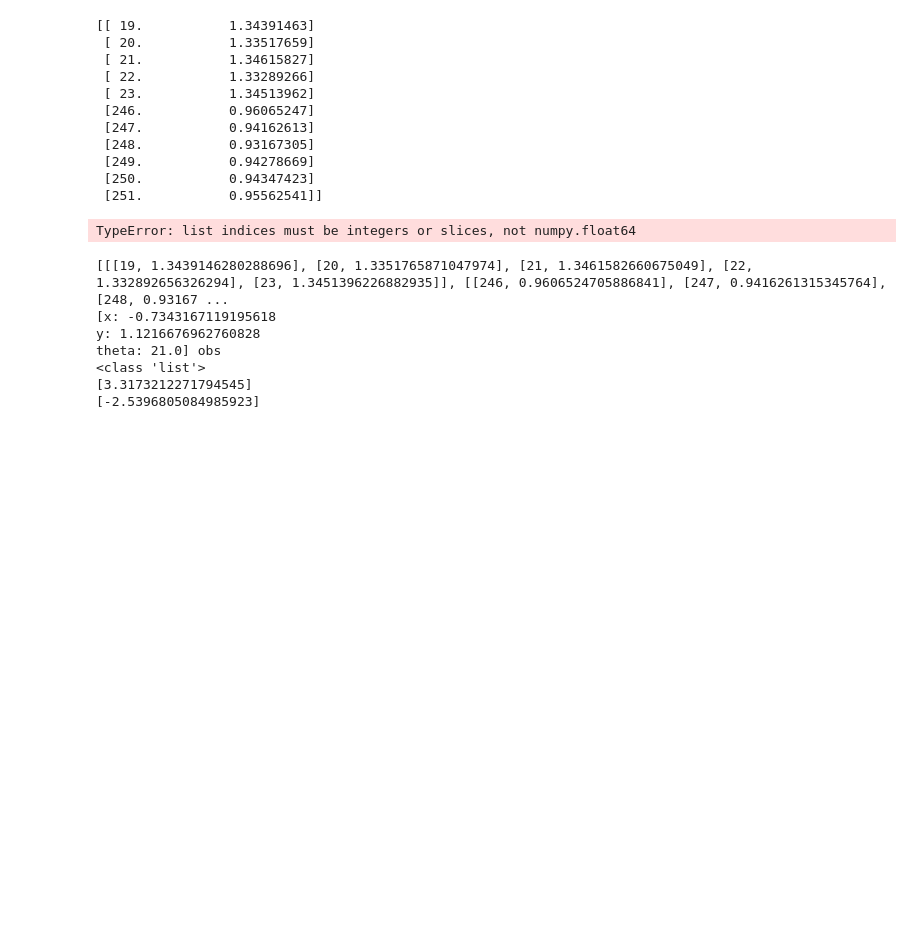
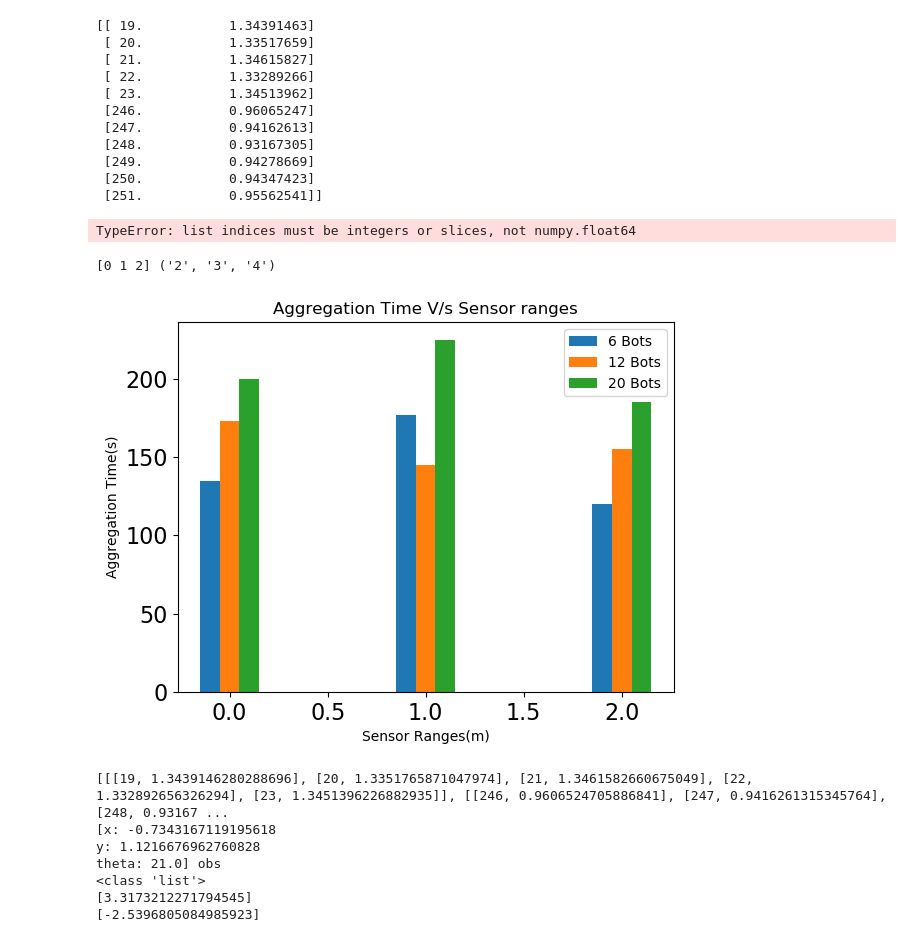
Before and after one commit to swe-sys/paper-review-repo, a Jupyter notebook: scripts/pu.ipynb, the cells around one changed output. Cells and saved outputs as stored; diff of their text form; code cells hidden in the pictures; blank space fills up the shorter version.

```diff
--- a/scripts/pu.ipynb
+++ b/scripts/pu.ipynb
@@ -113,6 +113,38 @@ print(result)
  [250.           0.94347423]
  [251.           0.95562541]]
 TypeError: list indices must be integers or slices, not numpy.float64
+# %%
+ran = ("2", "3", "4")
+no_of_bots = {
+    '6 Bots': (135,177,120),
+    '12 Bots': (173,145,155),
+    '20 Bots': (200,225,180),
+}
+
+x = np.arange(len(ran))  # the label locations
+width = 0.2  # the width of the bars
+multiplier = 10
+a=[-0.1,0,0.1]
+fig, ax = plt.subplots()
+c=0
+for attribute, measurement in no_of_bots.items():
+    ax.bar(x + a[c], list(measurement), 0.1, label=attribute)
+    # ax.bar_label(rects, padding=3)
+    c +=1
+
+
+# Add some text for labels, title and custom x-axis tick labels, etc.
+ax.set_ylabel('Aggregation Time(s)')
+ax.set_xlabel('Sensor Ranges(m)')
+ax.set_title('Aggregation Time V/s Sensor ranges')
+print(x,ran)
+ax.set_xticks(x,ran)
+ax.tick_params(labelsize = 16)
+ax.legend()
+plt.show()
+# %% [output]
+[0 1 2] ('2', '3', '4')
+[figure, added]
 # %%
 import numpy as np
 from math import inf,isinf, cos, sin, sqrt, atan2
```
Also changed, not shown: parts of 2 cells of this notebook, 1 other file.
